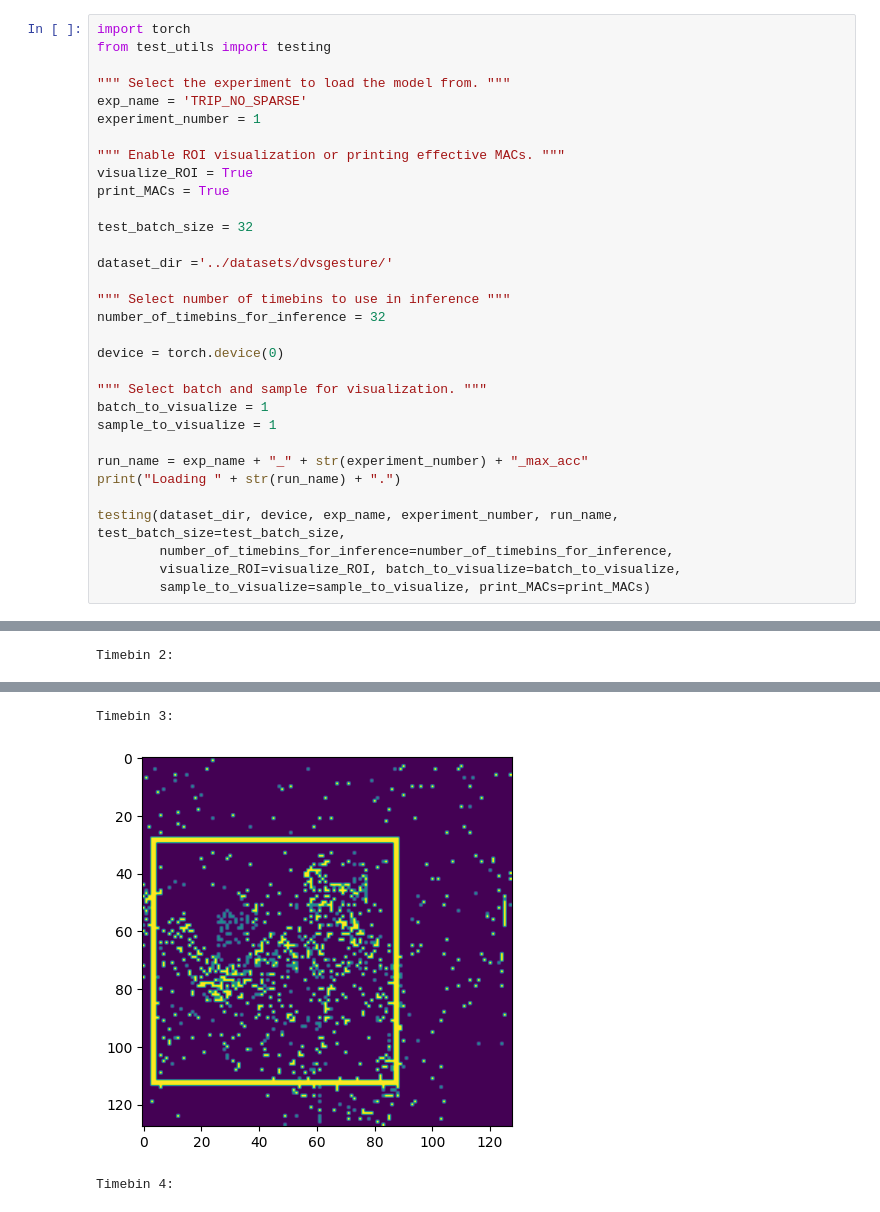
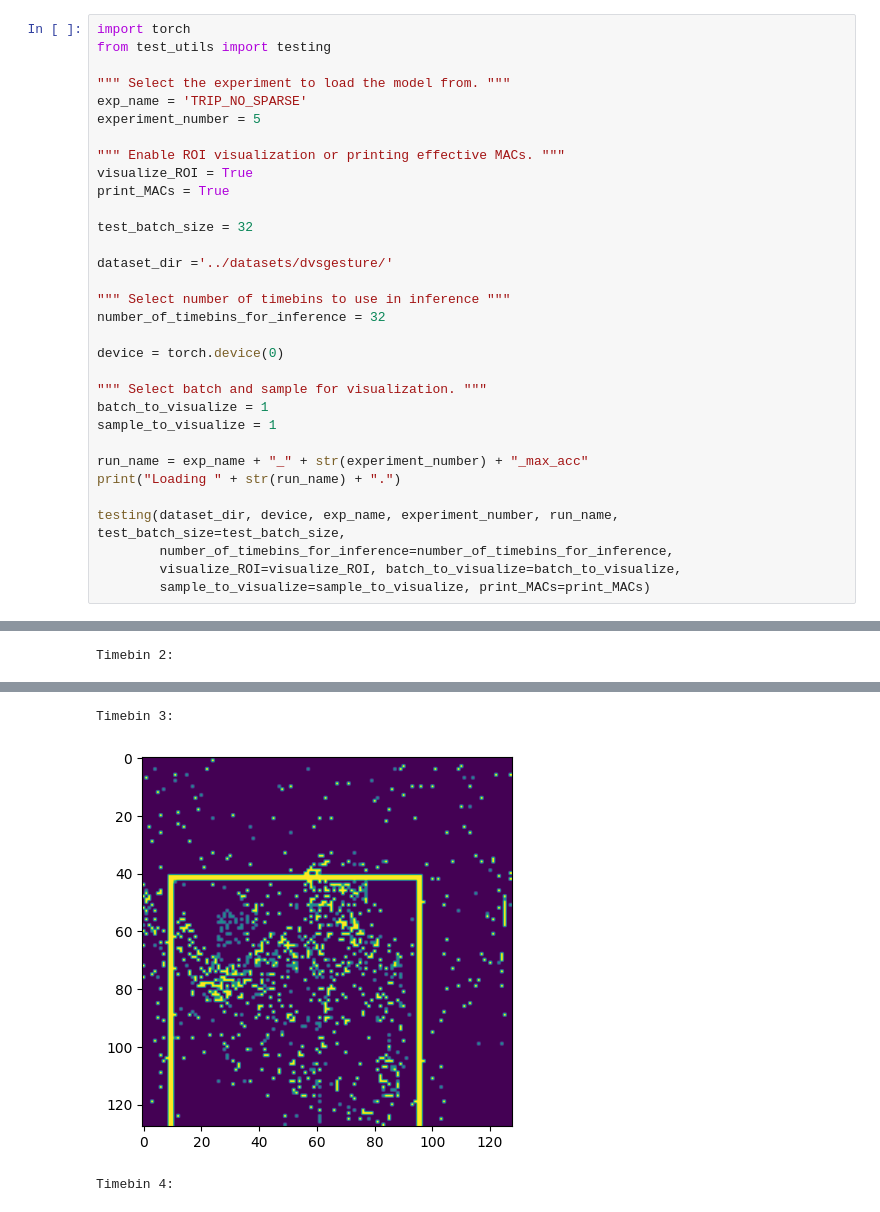
Before and after one commit to ERNIS-LAB/TRIP, a Jupyter notebook: dvsgesture/visualize_trip_testing.ipynb, the cells around one changed output, grey strips where cells are left out. Saved outputs shown, nothing was run; the diff lists cells and outputs as text.

```diff
--- a/dvsgesture/visualize_trip_testing.ipynb
+++ b/dvsgesture/visualize_trip_testing.ipynb
@@ -4,7 +4,7 @@ from test_utils import testing
 
 """ Select the experiment to load the model from. """
 exp_name = 'TRIP_NO_SPARSE'
-experiment_number = 1
+experiment_number = 5
 
 """ Enable ROI visualization or printing effective MACs. """
 visualize_ROI = True
@@ -43,3 +43,3 @@ Timebin 2:
 Timebin 3:
-[figure, old version]
+[figure, new version]
 Timebin 4:
```
Also changed, not shown: parts of 1 cell of this notebook, 12 other files.
